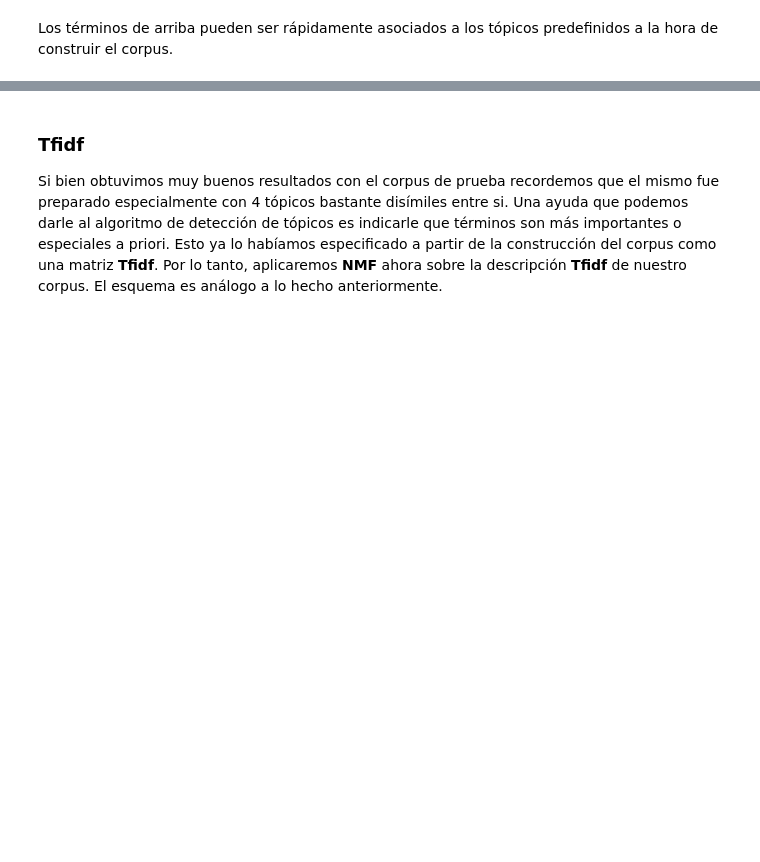
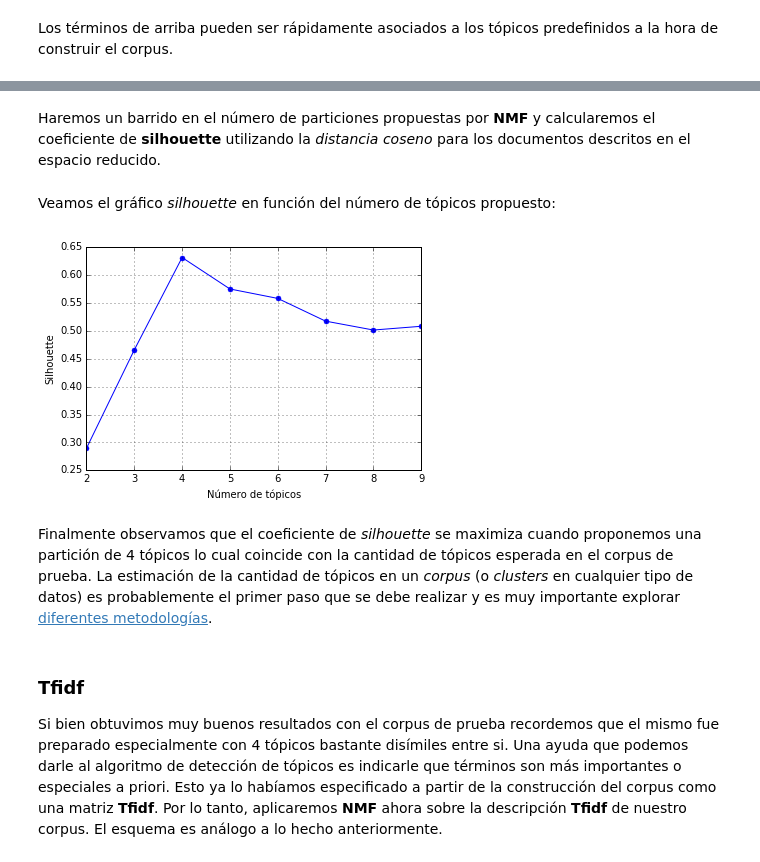
Before and after one commit to Luciousboy/Tutoriales_texto, a Jupyter notebook: NMF.ipynb, the cells around one changed output, grey strips where cells are left out. Drawn from its saved outputs; the diff is of its cells as text; code cells hidden in the pictures; blank space fills up the shorter version.

```diff
--- a/NMF.ipynb
+++ b/NMF.ipynb
@@ -187,3 +194,43 @@ Los términos de arriba pueden ser rápidamente asociados a los tópicos predefi
+# %%
+corpus_lsa = pk.load(file('Tutorial_corpus_LSA.pk','r'))
+# %% [markdown]
+Haremos un barrido en el número de particiones propuestas por **NMF** y calcularemos el coeficiente de **silhouette** utilizando la *distancia coseno* para los documentos descritos en el espacio reducido.
+# %%
+from sklearn.metrics import silhouette_score
+
+sil = [] # Lista vacía para guardar los datos
+
+for ntopics in range(2,10):
+    # NMF con ntopics dimensiones
+    nmf = NMF(ntopics)
+
+    # Transformación del corpus
+    corpus_transformed = nmf.fit_transform(corpus2sklearn)
+
+    # Etiquetado propuesto por NMF
+    labels_predicted = [np.argmax(c) for c in corpus_transformed]
+
+    # Cálculo del silhouete sobre la matriz reducida tomando la distancia coseno
+    sil_score = silhouette_score(corpus_lsa, labels = labels_predicted, metric = 'cosine')
+
+    # Adjuntamos sil_score en la lista
+    sil.append(sil_score)
+# %% [markdown]
+Veamos el gráfico *silhouette* en función del número de tópicos propuesto:
+# %%
+import matplotlib.pyplot as plt
+%matplotlib inline
+
+plt.figure(1)
+plt.plot(range(2,10), sil, '.-', markersize = 10)
+plt.ylabel('Silhouette')
+plt.xlabel(u'Número de tópicos')
+plt.grid('on')
+plt.show()
+# %% [output]
+[figure, added]
+# %% [markdown]
+Finalmente observamos que el coeficiente de *silhouette* se maximiza cuando proponemos una partición de 4 tópicos lo cual coincide con la cantidad de tópicos esperada en el corpus de prueba. La estimación de la cantidad de tópicos en un *corpus* (o *clusters* en cualquier tipo de datos) es probablemente el primer paso que se debe realizar y es muy importante explorar [diferentes metodologías](https://en.wikipedia.org/wiki/Determining_the_number_of_clusters_in_a_data_set).
 # %% [markdown]
 ### Tfidf
 
```
Also changed, not shown: parts of 4 cells of this notebook, 1 other file.
